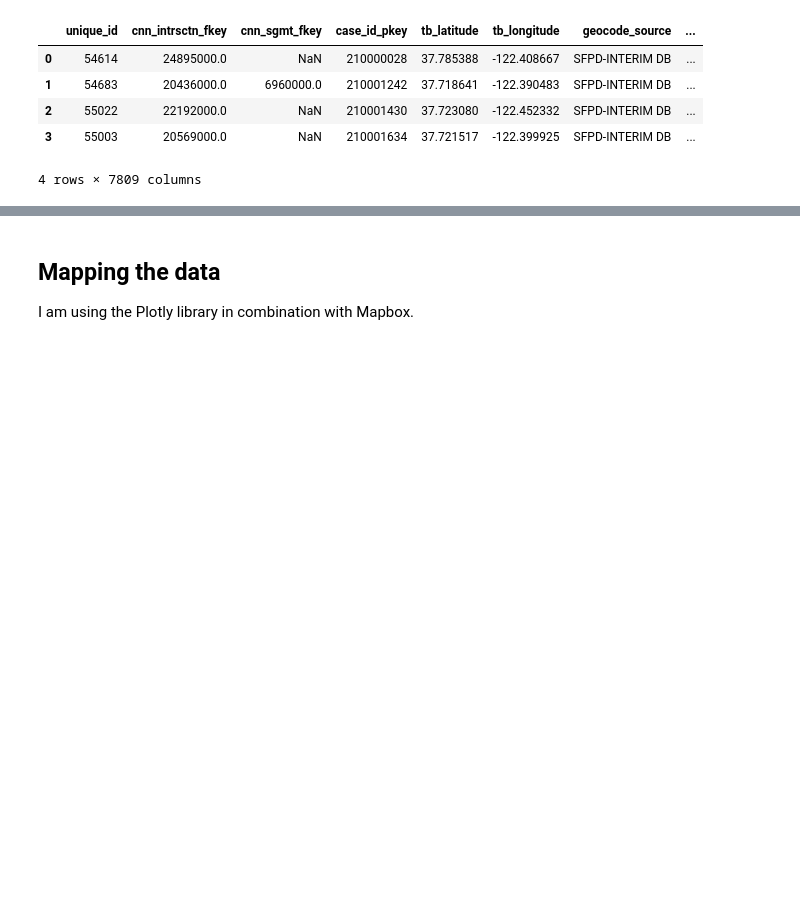
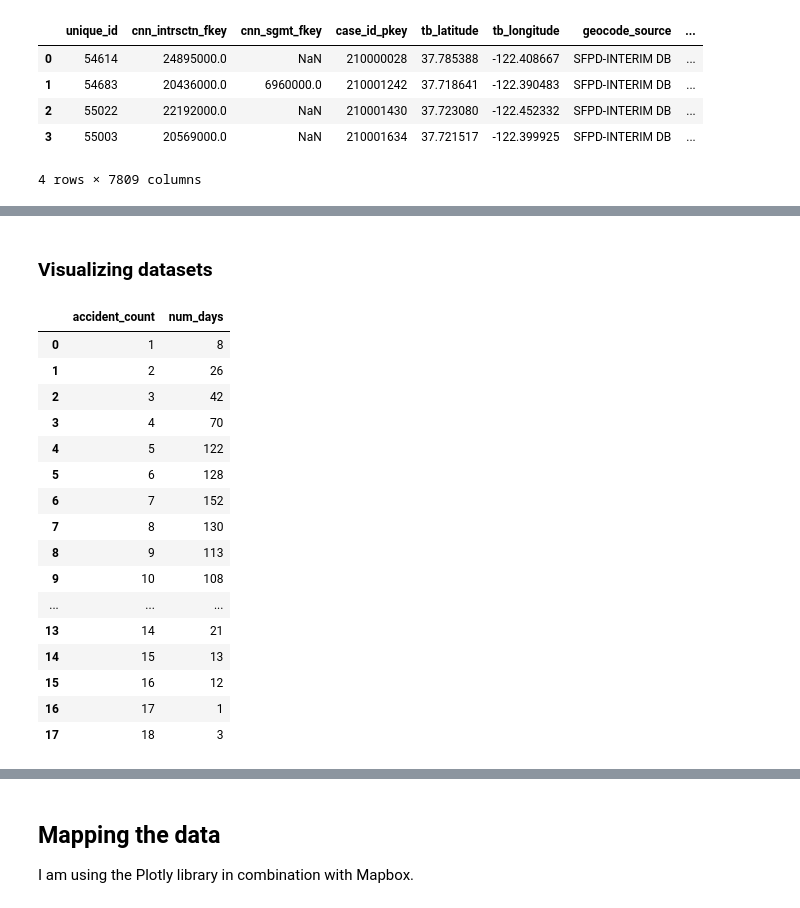
Before and after one commit to miguel-peralta/spring-2024-vip, a Jupyter notebook: stage1/stage1.ipynb, the cells around one changed output, grey strips where cells are left out. Cells and saved outputs as stored; diff of their text form; code cells hidden in the pictures; blank space fills up the shorter version.

```diff
--- a/stage1/stage1.ipynb
+++ b/stage1/stage1.ipynb
@@ -209,0 +274,2 @@ accidents_df["daily_precip"] = daily_precip_column
+# %% [markdown]
+### Visualizing datasets
@@ -209,0 +279,21 @@ accidents_df["daily_precip"] = daily_precip_column
+# %%
+accident_count_distribution = daily_accidents_df.groupby(daily_accidents_df["accident_count"]).size().reset_index(name='num_days')
+accident_count_distribution
+# %% [output]
+|  | accident_count | num_days |
+| 0 | 1 | 8 |
+| 1 | 2 | 26 |
+| 2 | 3 | 42 |
+| 3 | 4 | 70 |
+| 4 | 5 | 122 |
+| 5 | 6 | 128 |
+| 6 | 7 | 152 |
+| 7 | 8 | 130 |
+| 8 | 9 | 113 |
+| 9 | 10 | 108 |
+| ... | ... | ... |
+| 13 | 14 | 21 |
+| 14 | 15 | 13 |
+| 15 | 16 | 12 |
+| 16 | 17 | 1 |
+| 17 | 18 | 3 |
```
Also changed, not shown: parts of 15 cells of this notebook.
